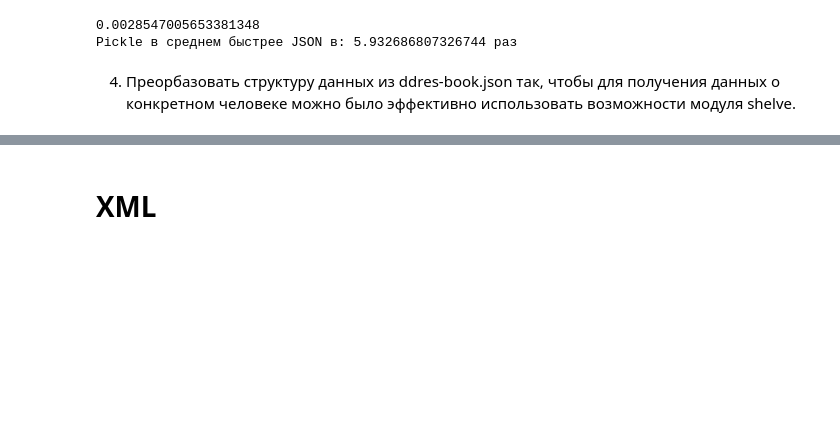
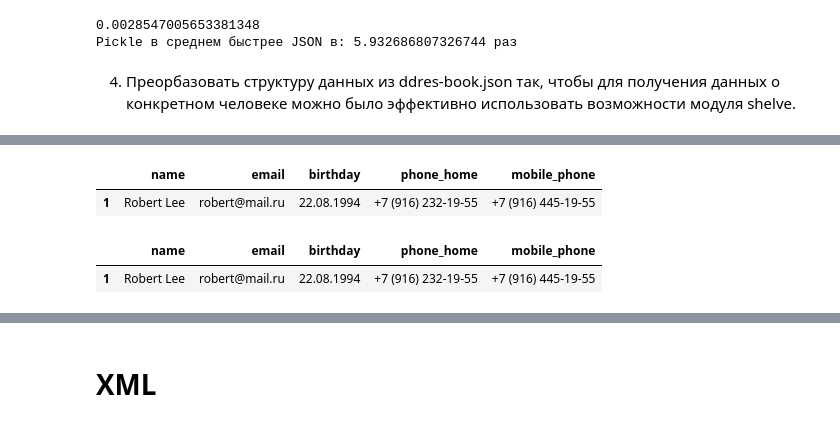
Before and after one commit to nik-boop/BDT, a Jupyter notebook: 4/TOBD20tsk_04_data_files_v2.ipynb, the cells around one changed output, grey strips where cells are left out. Saved outputs shown, nothing was run; the diff lists cells and outputs as text; code cells hidden in the pictures; blank space fills up the shorter version.

```diff
--- a/4/TOBD20tsk_04_data_files_v2.ipynb
+++ b/4/TOBD20tsk_04_data_files_v2.ipynb
@@ -248,16 +252,22 @@ json_file
 # %%
 import shelve
 
-shelve_file = shelve.open("data/shelve_file.db")
+shelve_file = shelve.open("./shelve_file.db")
 
 for name in json_file["name"]:
     shelve_file[name] = json_file[json_file["name"] == name]
 
-print(shelve_file["Robert Lee"])
+display(shelve_file["Robert Lee"])
 
 shelve_file.close()
+# %% [output]
+|  | name | email | birthday | phone_home | mobile_phone |
+| 1 | Robert Lee | robert@mail.ru | 22.08.1994 | +7 (916) 232-19-55 | +7 (916) 445-19-55 |
 # %%
-shelve_file = shelve.open("data/shelve_file.db")
-shelve_file["Robert Lee"]
+shelve_file = shelve.open("./shelve_file.db")
+display(shelve_file["Robert Lee"])
 shelve_file.close()
+# %% [output]
+|  | name | email | birthday | phone_home | mobile_phone |
+| 1 | Robert Lee | robert@mail.ru | 22.08.1994 | +7 (916) 232-19-55 | +7 (916) 445-19-55 |
 # %%
```
Also changed, not shown: parts of 2 cells of this notebook, 3 other files.
